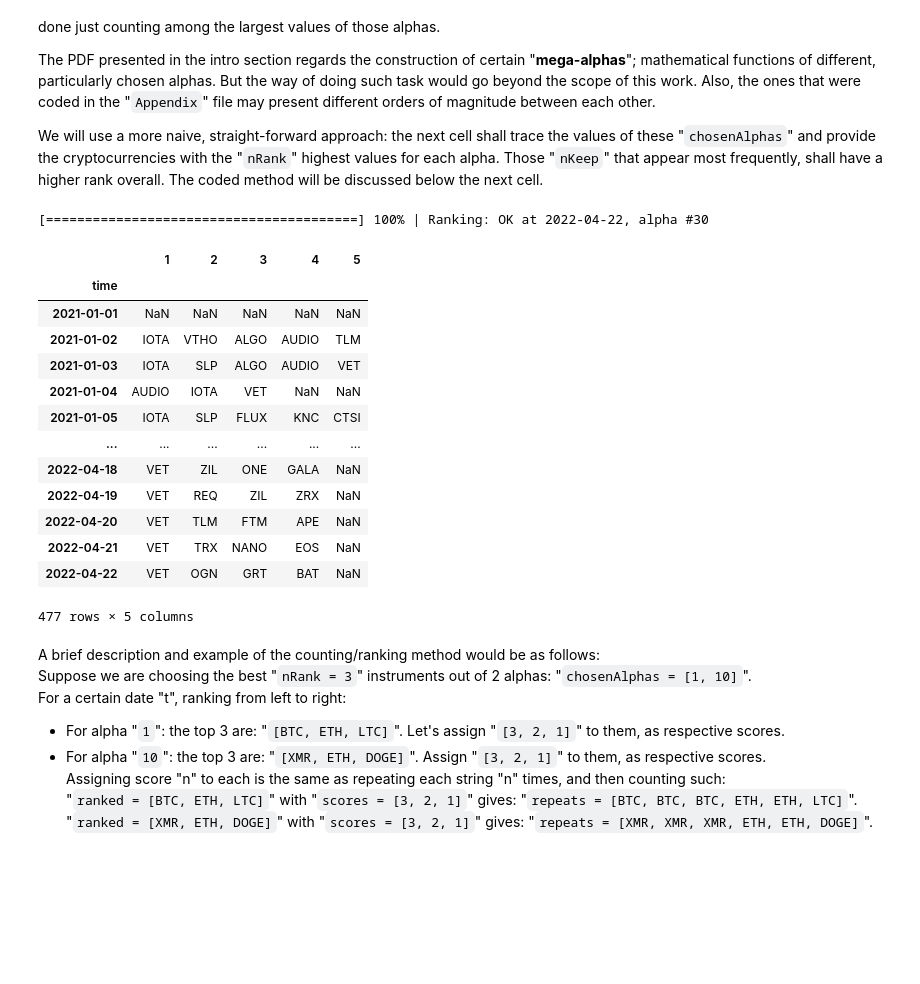
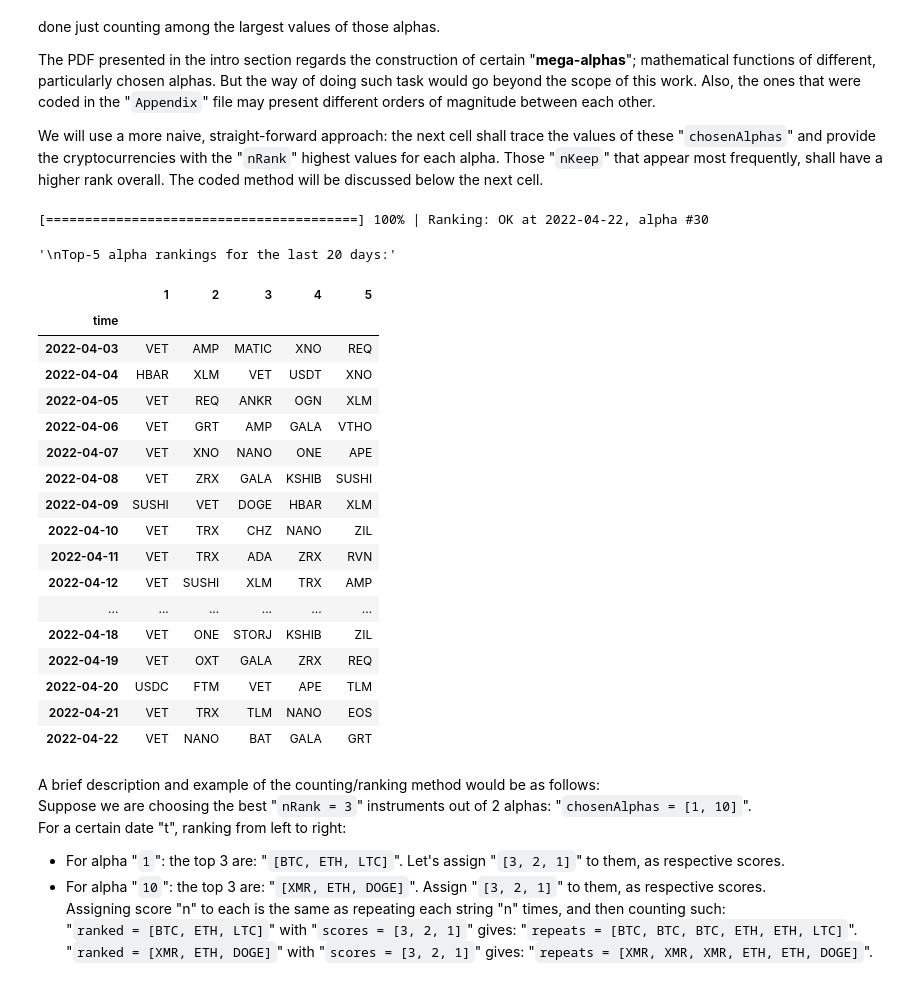
Before and after one commit to gsolaril/topCMC, a Jupyter notebook: Main report.ipynb, the cells around one changed output. Cells and saved outputs as stored; diff of their text form; code cells hidden in the pictures; blank space fills up the shorter version.

```diff
--- a/Main report.ipynb
+++ b/Main report.ipynb
@@ -186,24 +185,30 @@ The PDF presented in the intro section regards the construction of certain "**me
 We will use a more naive, straight-forward approach: the next cell shall trace the values of these "`chosenAlphas`" and provide the cryptocurrencies with the "`nRank`" highest values for each alpha. Those "`nKeep`" that appear most frequently, shall have a higher rank overall. The coded method will be discussed below the next cell.
 # %%
 chosenAlphas = [1, 101, 10, 40, 30]
-alpha.rank(nKeep = 5, nRank = 1, chosenAlphas = chosenAlphas)
-alpha.ranking
+alpha.rank(nKeep = 5, nRank = 5, chosenAlphas = chosenAlphas)
+print("\nTop-%d alpha rankings for the last 20 days:" % len(chosenAlphas))
+print(alpha.ranking.tail(20))
 # %% [output]
 [========================================] 100% | Ranking: OK at 2022-04-22, alpha #30
+'\nTop-5 alpha rankings for the last 20 days:'
 |  | 1 | 2 | 3 | 4 | 5 |
 | time |  |  |  |  |  |
-| 2021-01-01 | NaN | NaN | NaN | NaN | NaN |
-| 2021-01-02 | IOTA | VTHO | ALGO | AUDIO | TLM |
-| 2021-01-03 | IOTA | SLP | ALGO | AUDIO | VET |
-| 2021-01-04 | AUDIO | IOTA | VET | NaN | NaN |
-| 2021-01-05 | IOTA | SLP | FLUX | KNC | CTSI |
+| 2022-04-03 | VET | AMP | MATIC | XNO | REQ |
+| 2022-04-04 | HBAR | XLM | VET | USDT | XNO |
+| 2022-04-05 | VET | REQ | ANKR | OGN | XLM |
+| 2022-04-06 | VET | GRT | AMP | GALA | VTHO |
+| 2022-04-07 | VET | XNO | NANO | ONE | APE |
+| 2022-04-08 | VET | ZRX | GALA | KSHIB | SUSHI |
+| 2022-04-09 | SUSHI | VET | DOGE | HBAR | XLM |
+| 2022-04-10 | VET | TRX | CHZ | NANO | ZIL |
+| 2022-04-11 | VET | TRX | ADA | ZRX | RVN |
+| 2022-04-12 | VET | SUSHI | XLM | TRX | AMP |
 | ... | ... | ... | ... | ... | ... |
-| 2022-04-18 | VET | ZIL | ONE | GALA | NaN |
-| 2022-04-19 | VET | REQ | ZIL | ZRX | NaN |
-| 2022-04-20 | VET | TLM | FTM | APE | NaN |
-| 2022-04-21 | VET | TRX | NANO | EOS | NaN |
-| 2022-04-22 | VET | OGN | GRT | BAT | NaN |
+| 2022-04-18 | VET | ONE | STORJ | KSHIB | ZIL |
+| 2022-04-19 | VET | OXT | GALA | ZRX | REQ |
+| 2022-04-20 | USDC | FTM | VET | APE | TLM |
+| 2022-04-21 | VET | TRX | TLM | NANO | EOS |
+| 2022-04-22 | VET | NANO | BAT | GALA | GRT |
-477 rows × 5 columns
 # %% [markdown]
 A brief description and example of the counting/ranking method would be as follows:<br>
 Suppose we are choosing the best "`nRank = 3`" instruments out of 2 alphas: "`chosenAlphas = [1, 10]`".<br>
```
Also changed, not shown: parts of 7 cells of this notebook, 3 other files.
